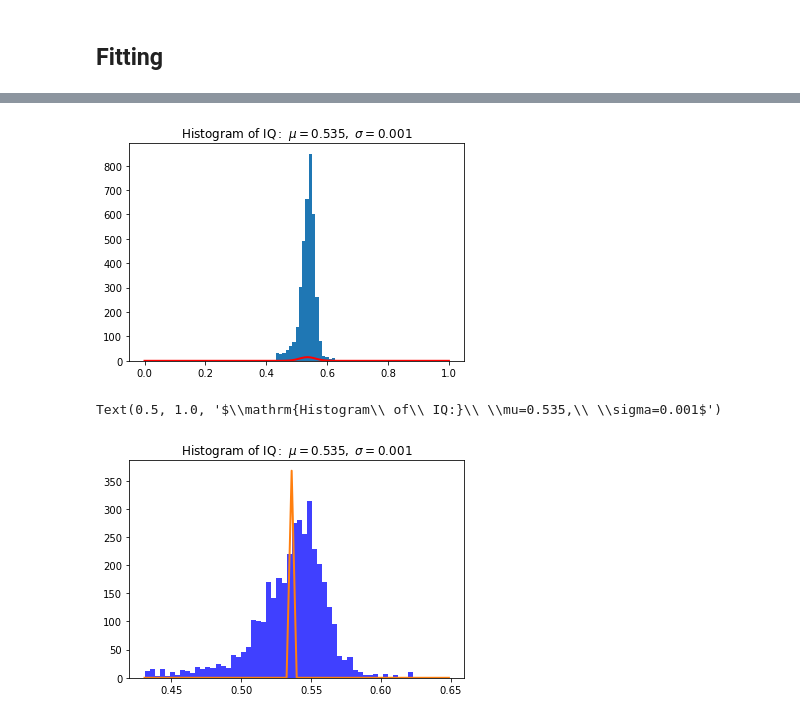
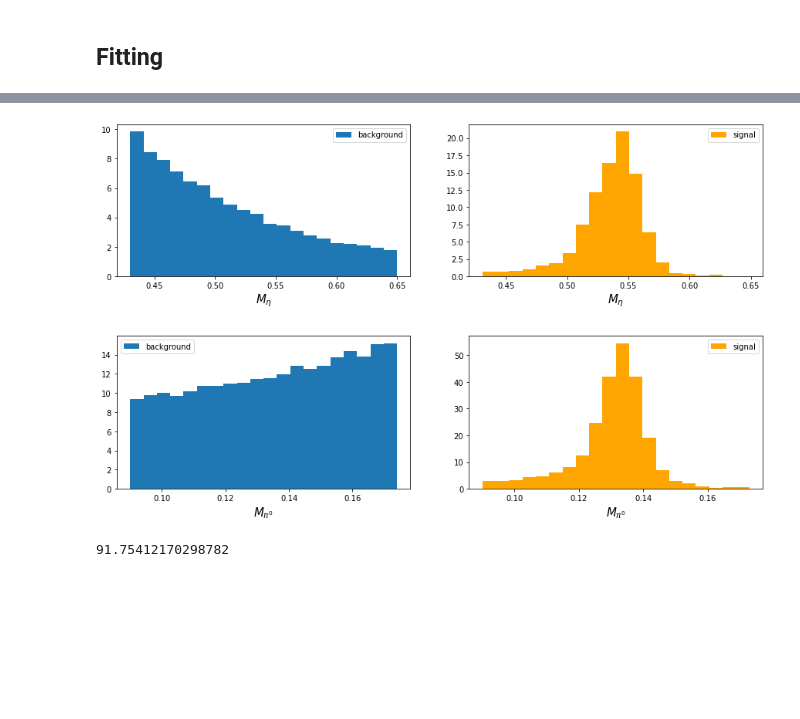
Before and after one commit to SaharGholipour/Sahar_MSc, a Jupyter notebook: mysignal_comparison.ipynb, the cells around one changed output, grey strips where cells are left out. Drawn from its saved outputs; the diff is of its cells as text; code cells hidden in the pictures; blank space fills up the shorter version.

```diff
--- a/mysignal_comparison.ipynb
+++ b/mysignal_comparison.ipynb
@@ -766,30 +879,0 @@ plt.show()
-# %%
-from scipy.stats import norm
-
-mu, std = norm.fit(eta_sig_InvM.dropna())
-
-xmin, xmax = plt.xlim()
-x = np.linspace(xmin, xmax, 100)
-pdf = norm.pdf(x, mu, std)
-
-
-plt.plot(x, pdf, linewidth=2, color='red')
-plt.hist(eta_sig_InvM, histtype='barstacked', bins=20)
-plt.title(r'$\mathrm{Histogram\ of\ IQ:}\ \mu=%.3f,\ \sigma=%.3f$' %(mu, sigma))
-
-plt.show()
-# %% [output]
-[figure, removed]
-# %%
-from scipy.stats import norm
-import matplotlib.mlab as mlab
-
-(mu, std) = norm.fit(eta_sig_InvM.dropna())
-n, bins, patches = plt.hist(eta_sig_InvM.dropna(), 60, facecolor='b', alpha=0.75)
-
-y = norm.pdf(bins, mu, sigma)
-l = plt.plot(bins, y, '-', linewidth=2)
-plt.title(r'$\mathrm{Histogram\ of\ IQ:}\ \mu=%.3f,\ \sigma=%.3f$' %(mu, sigma))
-# %% [output]
-Text(0.5, 1.0, '$\\mathrm{Histogram\\ of\\ IQ:}\\ \\mu=0.535,\\ \\sigma=0.001$')
-[figure, removed]
@@ -795,0 +890,48 @@ Text(0.5, 1.0, '$\\mathrm{Histogram\\ of\\ IQ:}\\ \\mu=0.535,\\ \\sigma=0.001$')
+# %%
+import scipy.integrate as integrate
+
+plt.figure(figsize=(15,8))
+# eta
+# data background
+plt.subplot(221)
+value_bkg, bin_bkg, _ = plt.hist(eta_bkg_InvM, histtype='barstacked', density=True, bins=20,label='background')
+y_data_bkg=value_bkg
+
+plt.xlabel('$M_\eta$', fontdict=form_title)
+plt.legend()
+
+# data signal
+plt.subplot(222)
+value_sig, bin_sig, _ = plt.hist(eta_sig_InvM, histtype='barstacked', density=True, bins=20, label='signal', color='orange')
+y_data_sig=value_sig
+
+plt.xlabel('$M_\eta$', fontdict=form_title)
+plt.legend()
+plt.show()
+
+plt.figure(figsize=(15,8))
+# pi0
+# data background
+plt.subplot(223)
+value_bkg_pi0, bin_bkg_pi0, _ = plt.hist(pi0_bkg_InvM, histtype='barstacked', density=True, bins=20,label='background')
+y_data_bkg_pi0=value_bkg_pi0
+
+plt.xlabel('$M_{\pi^0}$', fontdict=form_title)
+plt.legend()
+
+# data signal
+plt.subplot(224)
+value_sig_pi0, bin_sig_pi0, _ = plt.hist(pi0_sig_InvM, histtype='barstacked', density=True, bins=20, label='signal', color='orange')
+y_data_sig_pi0=value_sig_pi0
+
+plt.xlabel('$M_{\pi^0}$', fontdict=form_title)
+plt.legend()
+plt.show()
+# %% [output]
+[figure, added]
+[figure, added]
+# %%
+# number of entries that goes to. signal
+sum(value_sig)
+# %% [output]
+91.75412170298782
```
Also changed, not shown: parts of 27 cells of this notebook.
